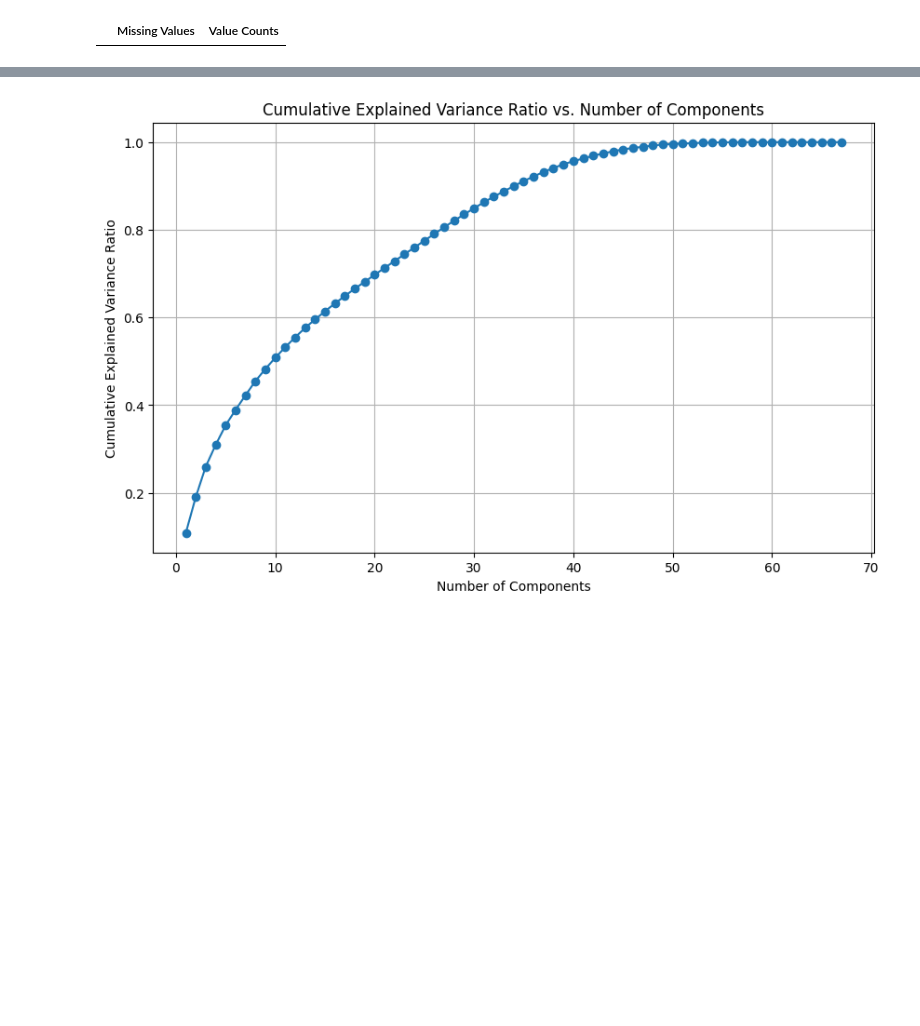
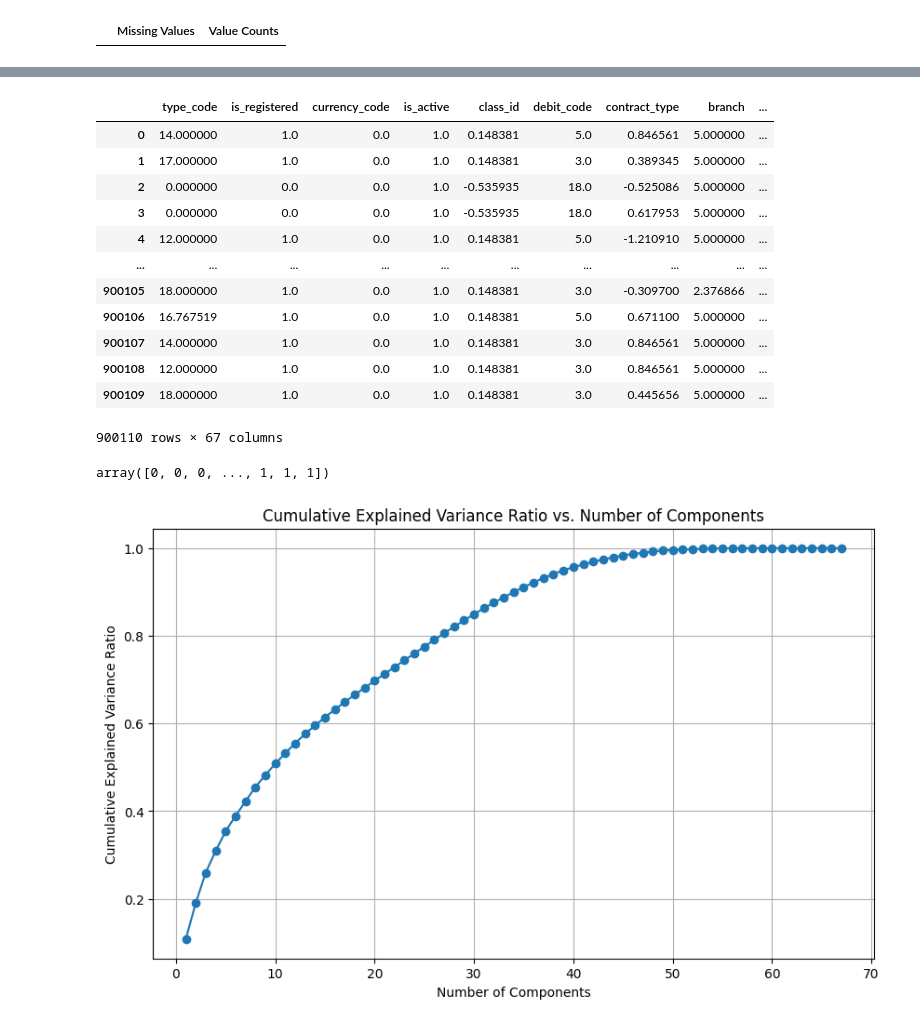
Before and after one commit to adparekh/CxC-Hackathon, a Jupyter notebook: final-hackathon.ipynb, the cells around one changed output, grey strips where cells are left out. Cells and saved outputs as stored; diff of their text form; code cells hidden in the pictures; blank space fills up the shorter version.

```diff
--- a/final-hackathon.ipynb
+++ b/final-hackathon.ipynb
@@ -308,5 +316,28 @@ X[categorical_features] = ordinal_encoder.fit_transform(X[categorical_features])
 encoded_array_y = label_encoder.fit_transform(y)
 y = pd.Series(encoded_array_y,name = "label")
+# %%
+# Handle class imbalance using SMOTETomek
+smk = SMOTETomek(tomek=TomekLinks(sampling_strategy='majority'), random_state=42, n_jobs=-1)
+X_res, y_res = smk.fit_resample(X, y)
+X_res
+# %% [output]
+|  | type_code | is_registered | currency_code | is_active | class_id | debit_code | contract_type | branch | ... |
+| 0 | 14.000000 | 1.0 | 0.0 | 1.0 | 0.148381 | 5.0 | 0.846561 | 5.000000 | ... |
+| 1 | 17.000000 | 1.0 | 0.0 | 1.0 | 0.148381 | 3.0 | 0.389345 | 5.000000 | ... |
+| 2 | 0.000000 | 0.0 | 0.0 | 1.0 | -0.535935 | 18.0 | -0.525086 | 5.000000 | ... |
+| 3 | 0.000000 | 0.0 | 0.0 | 1.0 | -0.535935 | 18.0 | 0.617953 | 5.000000 | ... |
+| 4 | 12.000000 | 1.0 | 0.0 | 1.0 | 0.148381 | 5.0 | -1.210910 | 5.000000 | ... |
+| ... | ... | ... | ... | ... | ... | ... | ... | ... | ... |
+| 900105 | 18.000000 | 1.0 | 0.0 | 1.0 | 0.148381 | 3.0 | -0.309700 | 2.376866 | ... |
+| 900106 | 16.767519 | 1.0 | 0.0 | 1.0 | 0.148381 | 5.0 | 0.671100 | 5.000000 | ... |
+| 900107 | 14.000000 | 1.0 | 0.0 | 1.0 | 0.148381 | 3.0 | 0.846561 | 5.000000 | ... |
+| 900108 | 12.000000 | 1.0 | 0.0 | 1.0 | 0.148381 | 3.0 | 0.846561 | 5.000000 | ... |
+| 900109 | 18.000000 | 1.0 | 0.0 | 1.0 | 0.148381 | 3.0 | 0.445656 | 5.000000 | ... |
+900110 rows × 67 columns
+# %%
+y_res.values
+# %% [output]
+array([0, 0, 0, ..., 1, 1, 1])
 # %%
 # Apply PCA to reduce the number of features
 # to choose the number of components, we can use the elbow method
```
Also changed, not shown: parts of 17 cells of this notebook.
